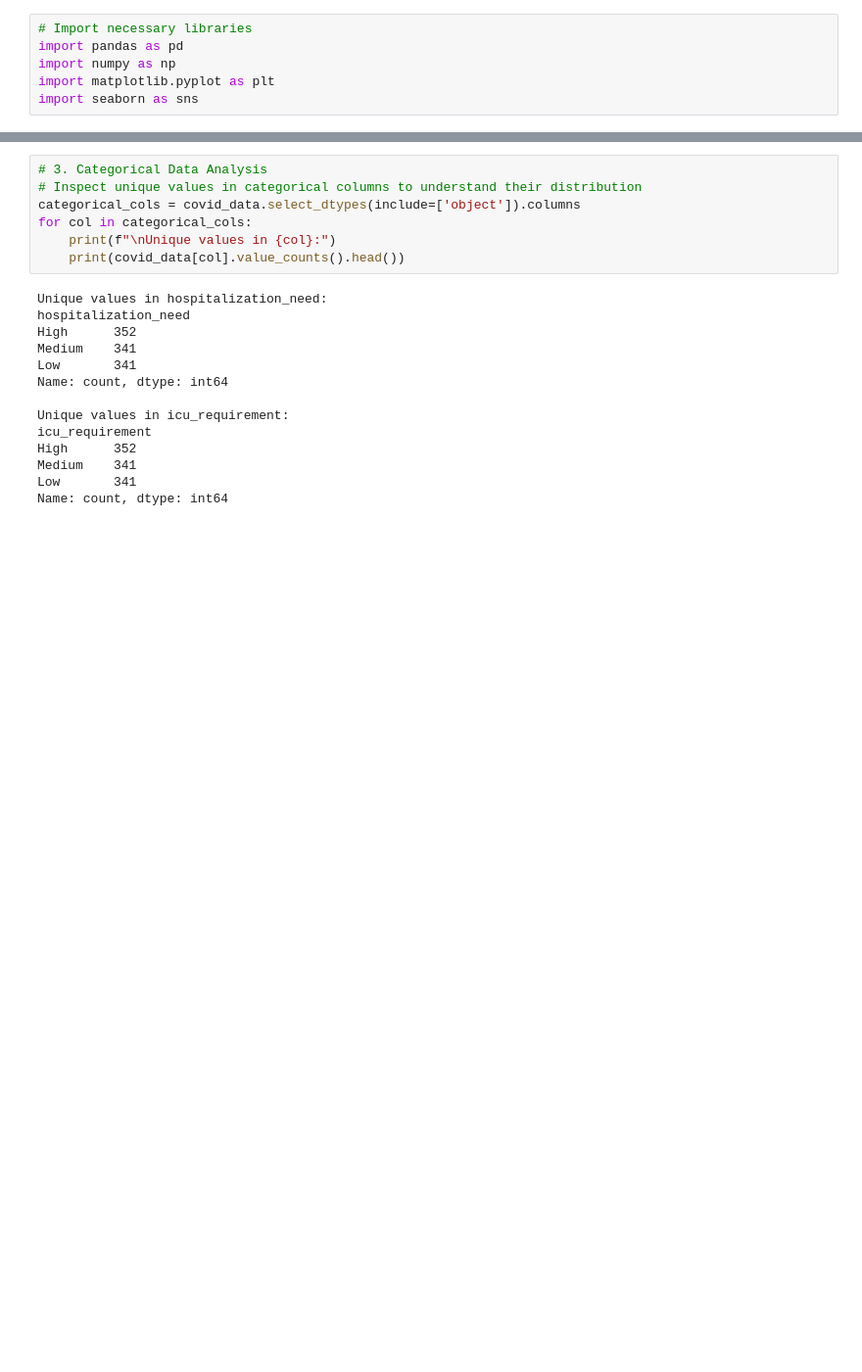
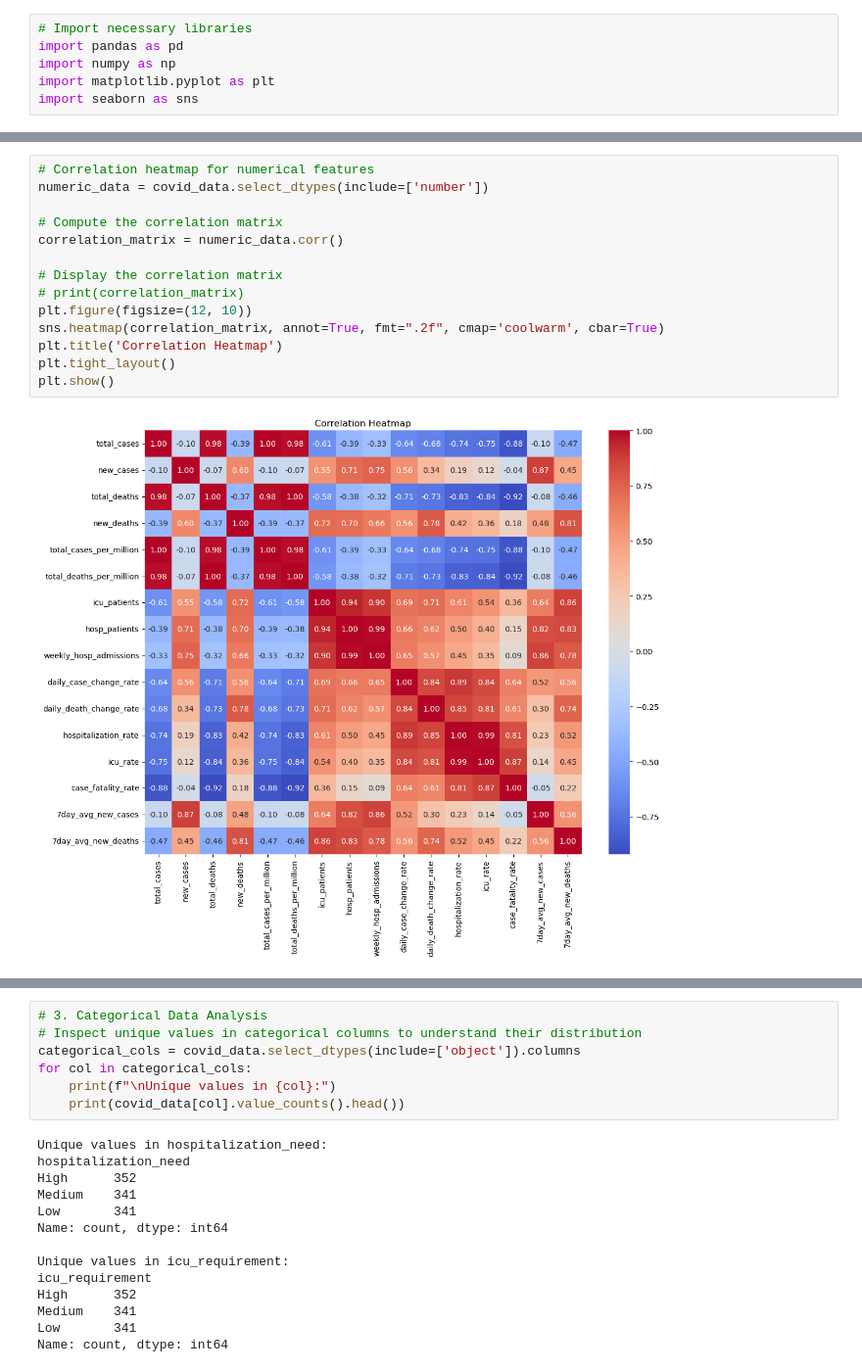
Before and after one commit to NomyNom/cosc3337_data_project, a Jupyter notebook: eda.ipynb, the cells around one changed output, grey strips where cells are left out. Shown: that part at 98% size. Saved outputs shown, nothing was run; the diff lists cells and outputs as text; blank space fills up the shorter version.

Commit message:
Generated more graph to show relationships between attributes more clear

```diff
--- a/eda.ipynb
+++ b/eda.ipynb
@@ -48,0 +46,16 @@ max                     NaN             NaN
+# %%
+# Correlation heatmap for numerical features
+numeric_data = covid_data.select_dtypes(include=['number'])
+
+# Compute the correlation matrix
+correlation_matrix = numeric_data.corr()
+
+# Display the correlation matrix
+# print(correlation_matrix)
+plt.figure(figsize=(12, 10))
+sns.heatmap(correlation_matrix, annot=True, fmt=".2f", cmap='coolwarm', cbar=True)
+plt.title('Correlation Heatmap')
+plt.tight_layout()
+plt.show()
+# %% [output]
+[figure, added]
```
Also changed, not shown: parts of 9 cells of this notebook.
